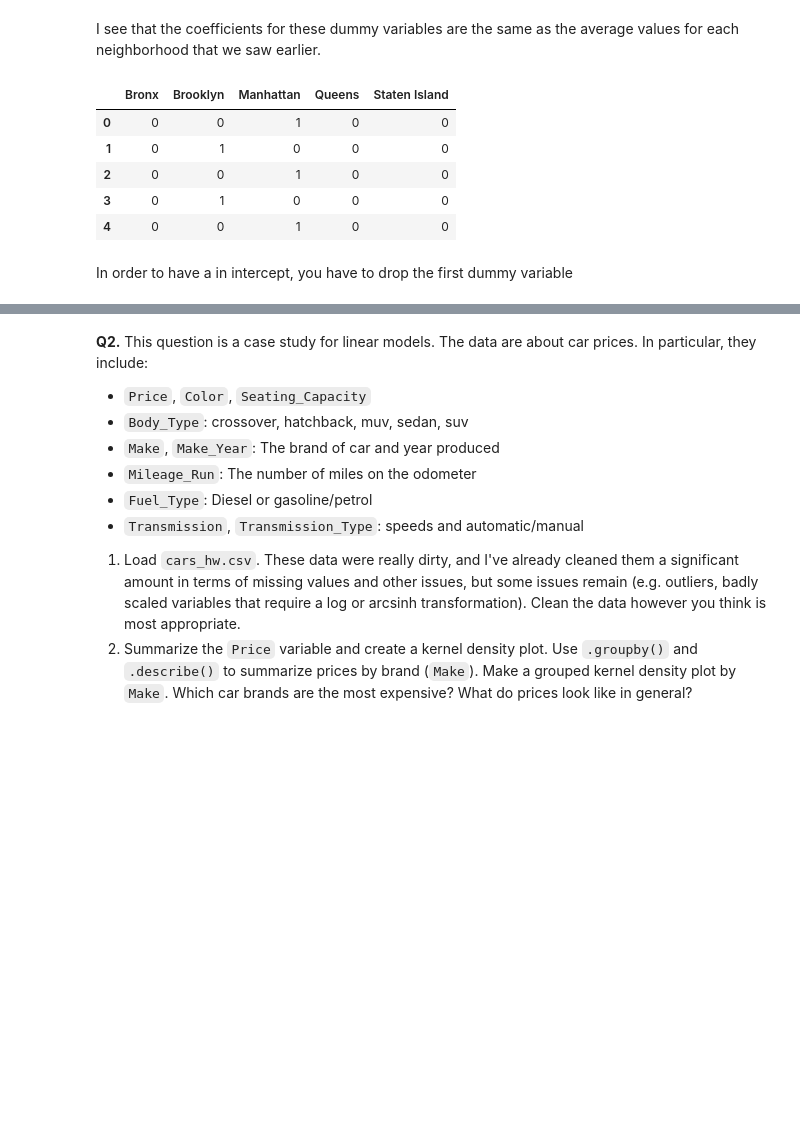
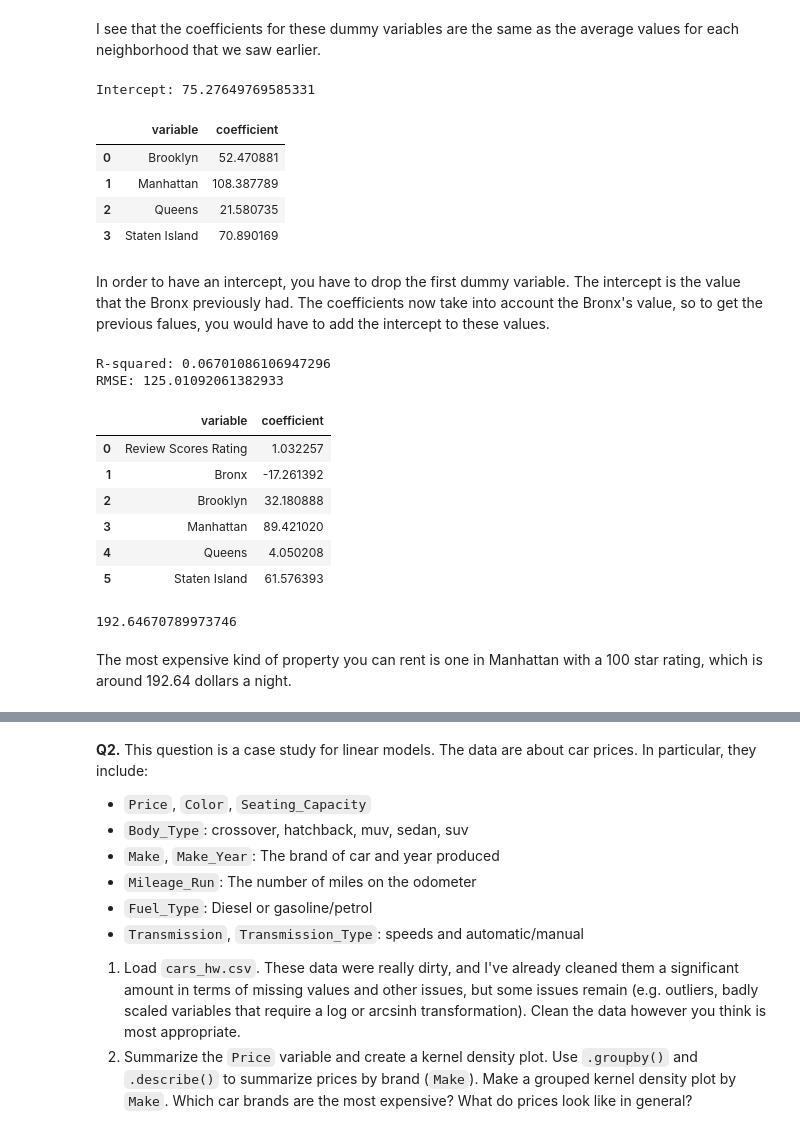
Before and after one commit to randaama/EDA, a Jupyter notebook: Copy_of_assignment.ipynb, the cells around one changed output, grey strips where cells are left out. Drawn from its saved outputs; the diff is of its cells as text; code cells hidden in the pictures; blank space fills up the shorter version.

```diff
--- a/Copy_of_assignment.ipynb
+++ b/Copy_of_assignment.ipynb
@@ -101,20 +102,73 @@ I see that the coefficients for these dummy variables are the same as the averag
 #Repeat part 2, but leave an intercept in the linear model.
 #How do you have to handle the creation of the dummies differently?
 #What is the intercept? Interpret the coefficients. How can I get the coefficients in part 2 from these new coefficients?
+
+
+# Part 3
 
 y = df['Price']
 X = pd.get_dummies(df['Neighbourhood '], dtype='int',drop_first=True)
 model = LinearRegression().fit(X, y)
 
 results = pd.DataFrame({'variable':model.feature_names_in_, 'coefficient': model.coef_})
-print(model.intercept_)
+print("Intercept:", model.intercept_)
 results
 # %% [output]
+Intercept: 75.27649769585331
-|  | Bronx | Brooklyn | Manhattan | Queens | Staten Island |
-| 0 | 0 | 0 | 1 | 0 | 0 |
-| 1 | 0 | 1 | 0 | 0 | 0 |
-| 2 | 0 | 0 | 1 | 0 | 0 |
-| 3 | 0 | 1 | 0 | 0 | 0 |
-| 4 | 0 | 0 | 1 | 0 | 0 |
+|  | variable | coefficient |
+| 0 | Brooklyn | 52.470881 |
+| 1 | Manhattan | 108.387789 |
+| 2 | Queens | 21.580735 |
+| 3 | Staten Island | 70.890169 |
-# %% [markdown]
-In order to have a in intercept, you have to drop the first dummy variable
+# %% [markdown]
+In order to have an intercept, you have to drop the first dummy variable. The intercept is the value that the Bronx previously had. The coefficients now take into account the Bronx's value, so to get the previous falues, you would have to add the intercept to these values.
+# %%
+# Part 4
+
+#Split the sample 80/20 into a training and a test set. Run a regression of Price on Review Scores Rating and Neighbourhood.
+#What is the  𝑅2  and RMSE on the test set?
+#What is the coefficient on Review Scores Rating?
+#What is the most expensive kind of property you can rent?
+
+from sklearn.model_selection import train_test_split
+
+y = df['Price']
+X = df[['Review Scores Rating','Neighbourhood ']]
+
+X_train, X_test, y_train, y_test = train_test_split(X,y,
+                                                    test_size=.2,
+                                                    random_state=100)
+
+full_train = pd.concat([X_train['Review Scores Rating'],
+                     pd.get_dummies(X_train['Neighbourhood '], dtype='int')], axis = 1)
+
+full_test = pd.concat([X_test['Review Scores Rating'],
+                    pd.get_dummies(X_test['Neighbourhood '], dtype='int')], axis = 1)
+
+model = linear_model.LinearRegression(fit_intercept=False).fit(full_train,y_train)
+results = pd.DataFrame({'variable':model.feature_names_in_, 'coefficient': model.coef_})
+
+pred_y = model.predict(full_test)
+
+print("R-squared:", model.score(full_test, y_test))
+
+rmse = np.sqrt(np.mean((y_test-pred_y)**2))
+
+print("RMSE:",rmse)
+results
+# %% [output]
+R-squared: 0.06701086106947296
+RMSE: 125.01092061382933
+|  | variable | coefficient |
+| 0 | Review Scores Rating | 1.032257 |
+| 1 | Bronx | -17.261392 |
+| 2 | Brooklyn | 32.180888 |
+| 3 | Manhattan | 89.421020 |
+| 4 | Queens | 4.050208 |
+| 5 | Staten Island | 61.576393 |
+# %%
+np.max(df['Review Scores Rating'])*results.iloc[0][1] + results.iloc[3][1]
+# %% [output]
+192.64670789973746
+# %% [markdown]
+The most expensive kind of property you can rent is one in Manhattan with a 100 star rating, which is around 192.64 dollars a night.
```
Also changed, not shown: parts of 3 cells of this notebook.
